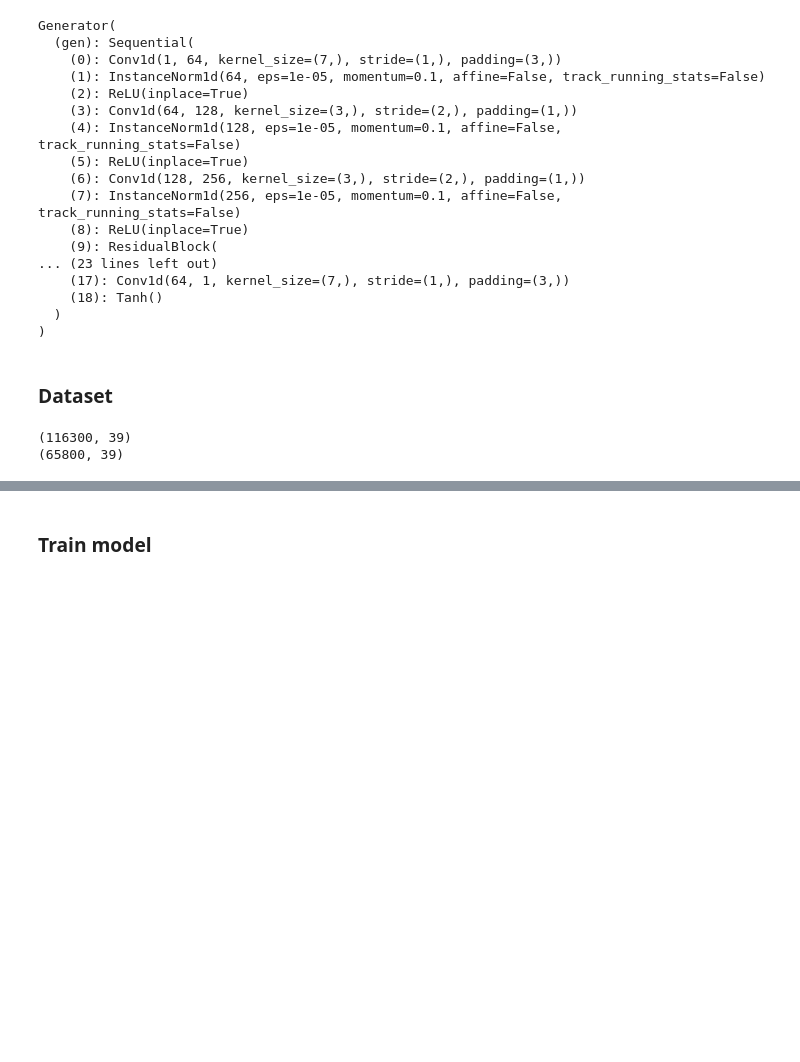
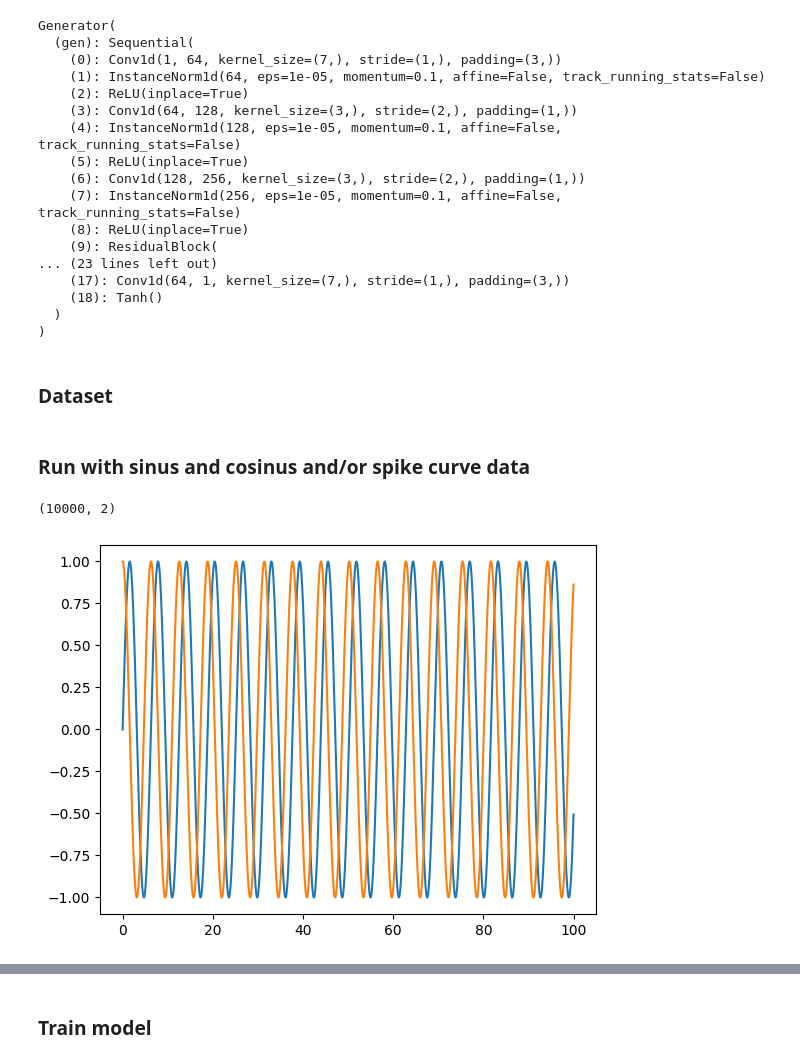
Before and after one commit to Johann4DL/Cycle-Consistent-Prediction-of-Cardiovascular-Signal-Data, a Jupyter notebook: Cycle_GAN.ipynb, the cells around one changed output, grey strips where cells are left out. Cells and saved outputs as stored; diff of their text form; code cells hidden in the pictures; blank space fills up the shorter version.

```diff
--- a/Cycle_GAN.ipynb
+++ b/Cycle_GAN.ipynb
@@ -139,7 +140,7 @@ Generator(
 ### Dataset
 # %%
 # read csv file semi-colon separated
-df_1 = pd.read_csv("/home/johann/Desktop/Uni/Masterarbeit/Cycle_GAN/LeRntVAD_csv_exports/constant_speed_interventions/intervention_11_1_1_1_1_1_1_2.csv", sep=";")
+#df_1 = pd.read_csv("/home/johann/Desktop/Uni/Masterarbeit/Cycle_GAN/LeRntVAD_csv_exports/constant_speed_interventions/intervention_11_1_1_1_1_1_1_2.csv", sep=";")
 #df_2 = pd.read_csv("LeRntVAD_csv_exports/constant_speed_interventions/intervention_11_1_1_1_1_1_3_2.csv", sep=";")
 #df_3 = pd.read_csv("LeRntVAD_csv_exports/constant_speed_interventions/intervention_11_1_1_1_1_1_10_2.csv", sep=";")
 #df_4 = pd.read_csv("LeRntVAD_csv_exports/constant_speed_interventions/intervention_11_1_2_1_1_1_1_2.csv", sep=";")
@@ -157,17 +158,37 @@ df_1 = pd.read_csv("/home/johann/Desktop/Uni/Masterarbeit/Cycle_GAN/LeRntVAD_csv
 #df_16 = pd.read_csv("LeRntVAD_csv_exports/constant_speed_interventions/intervention_13_1_2_1_1_1_3_2.csv", sep=";")
 
 # concatenate all dataframes
-df = df_1
+#df = df_1
 #df = pd.concat([df_1, df_2, df_3, df_4, df_5, df_6, df_7, df_8, df_9, df_10, df_11, df_12, df_13, df_14, df_15, df_16], ignore_index=True)
-print(df.shape)
+#print(df.shape)
 
 # access columns by name (e.g. df['LVP']) or by index (e.g. df.iloc[:, 0])
 
 #df_57 = pd.read_csv("LeRntVAD_csv_exports/constant_speed_interventions/intervention_20_1_3_1_1_1_1_2.csv", sep=";")
-df_58 = pd.read_csv("/home/johann/Desktop/Uni/Masterarbeit/Cycle_GAN/LeRntVAD_csv_exports/constant_speed_interventions/intervention_20_1_3_1_1_1_3_2.csv", sep=";")
+#df_58 = pd.read_csv("/home/johann/Desktop/Uni/Masterarbeit/Cycle_GAN/LeRntVAD_csv_exports/constant_speed_interventions/intervention_20_1_3_1_1_1_3_2.csv", sep=";")
 
-df_test = df_58 #pd.concat([df_57, df_58], ignore_index=True)
-print(df_test.shape)
+#df_test = df_58 #pd.concat([df_57, df_58], ignore_index=True)
+#print(df_test.shape)
-# %% [output]
-(116300, 39)
-(65800, 39)
+# %% [markdown]
+### Run with sinus and cosinus and/or spike curve data
+# %%
+#generate sinusoidal signal with 100000 samples
+x = np.linspace(0, 100, 10000)
+sin = np.sin(x)
+
+# plot data
+plt.plot(x, sin)
+
+# generate cosine signal with 100000 samples
+x = np.linspace(0, 100, 10000)
+cos = np.cos(x)
+
+# plot data
+plt.plot(x, cos)
+
+#create a dataframe with the sine and cosine signals
+df = pd.DataFrame({'sin': sin, 'cos': cos})
+print(df.shape)
+# %% [output]
+(10000, 2)
+[figure, added]
```
Also changed, not shown: parts of 10 cells of this notebook, 1 other file.
